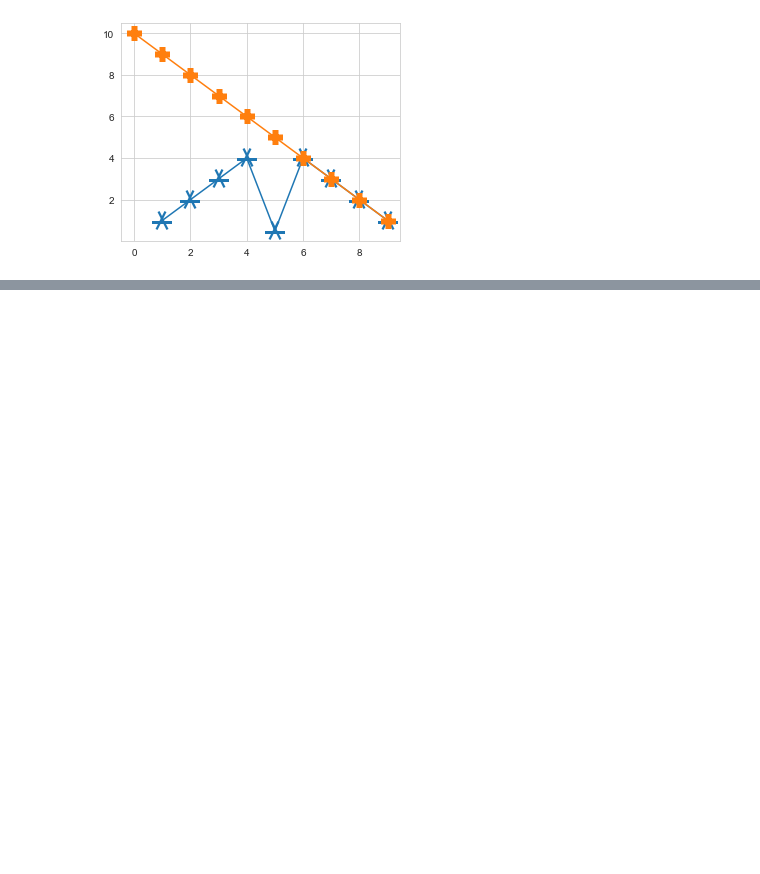
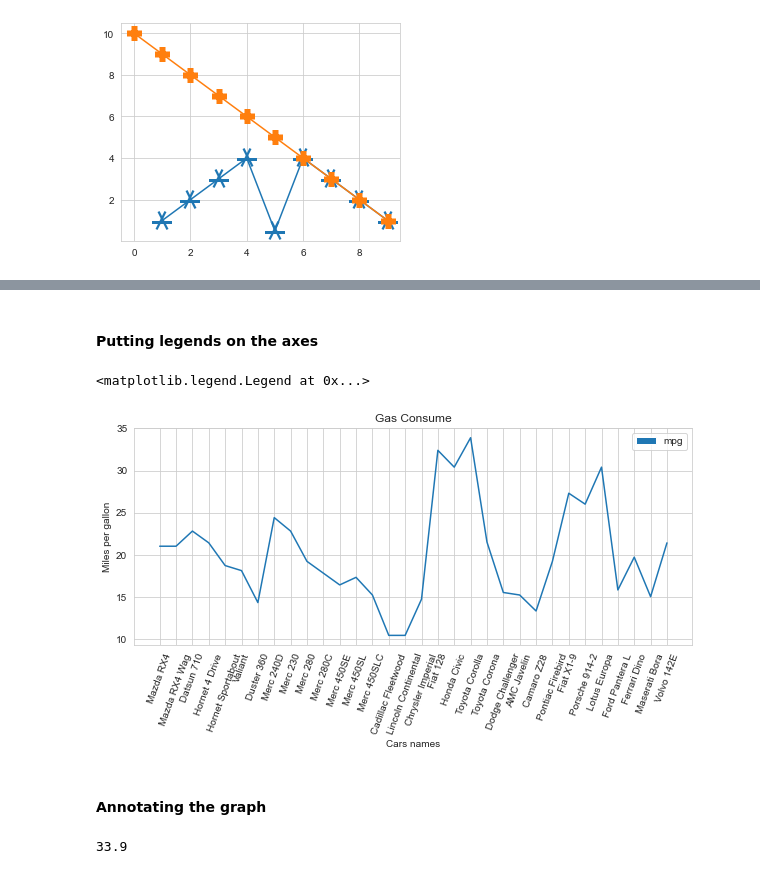
Before and after one commit to caleo-hub/Portfolio, a Jupyter notebook: Python/Data Science Exercises/Data Visualization/01_Creating_graphs .ipynb, the cells around one changed output, grey strips where cells are left out. Drawn from its saved outputs; the diff is of its cells as text; code cells hidden in the pictures; blank space fills up the shorter version.

```diff
--- a/Python/Data Science Exercises/Data Visualization/01_Creating_graphs .ipynb
+++ b/Python/Data Science Exercises/Data Visualization/01_Creating_graphs .ipynb
@@ -141,0 +146,7 @@ plt.plot(x1,y1, marker='+', mew=15)
+# %%
+path = '../data/mtcars.csv'
+cars = pd.read_csv(path)
+cars.columns = ['names', 'mpg', 'cyl', 'disp','hp','drat',
+               'wt','qsec','vs','am','gear','carb']
+
+mpg = cars['mpg']
@@ -141,0 +162,23 @@ plt.plot(x1,y1, marker='+', mew=15)
+# %% [markdown]
+#### Putting legends on the axes
+# %%
+import matplotlib.patches as mpatches
+
+plt.rcParams['figure.figsize'] = 10,4
+plt.plot(mpg)
+plt.xlabel('Cars names')
+plt.ylabel('Miles per gallon')
+plt.title('Gas Consume')
+plt.xticks(mpg.index,cars.names, rotation = 70)
+
+legends = mpatches.Patch(label='mpg')
+plt.legend(handles=[legends])
+# %% [output]
+<matplotlib.legend.Legend at 0x...>
+[figure, added]
+# %% [markdown]
+#### Annotating the graph
+# %%
+mpg.max()
+# %% [output]
+33.9
```
Also changed, not shown: parts of 26 cells of this notebook, 5 other files.
